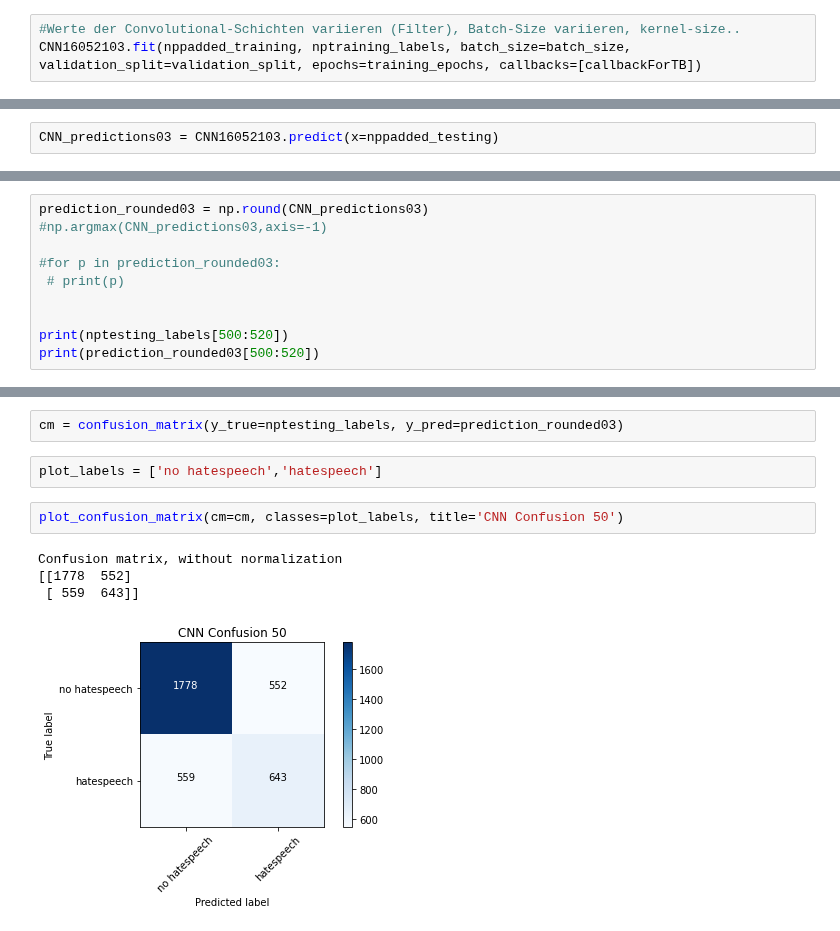
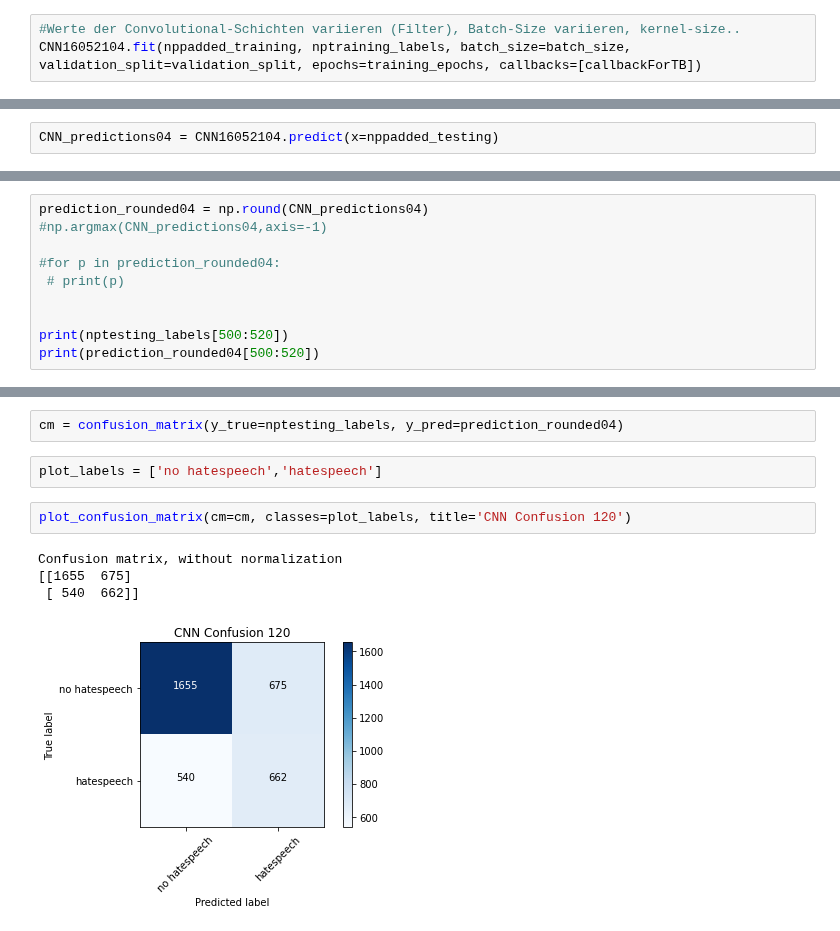
Before and after one commit to BiancaStadl/ProjektarbeitML, a Jupyter notebook: CNN_embedded.ipynb, the cells around one changed output, grey strips where cells are left out. Drawn from its saved outputs; the diff is of its cells as text.

```diff
--- a/CNN_embedded.ipynb
+++ b/CNN_embedded.ipynb
@@ -519,6 +519,6 @@ batch_size = 40
 validation_split=0.2
 # %%
 #Werte der Convolutional-Schichten variieren (Filter), Batch-Size variieren, kernel-size..
-CNN16052103.fit(nppadded_training, nptraining_labels, batch_size=batch_size, validation_split=validation_split, epochs=training_epochs, callbacks=[callbackForTB])
+CNN16052104.fit(nppadded_training, nptraining_labels, batch_size=batch_size, validation_split=validation_split, epochs=training_epochs, callbacks=[callbackForTB])
 # %% [output]
 Epoch 1/30
@@ -553,5 +553,5 @@ metrics_f1) = CNN16052103.evaluate(nppadded_testing, nptesting_labels, verbose=1
 make some predictions of test data and save it to variable. verbose=0 -> do not generate output
 Gute Quelle: https://deeplizard.com/learn/video/2f-NjDUvZIE
 # %%
-CNN_predictions03 = CNN16052103.predict(x=nppadded_testing)
+CNN_predictions04 = CNN16052104.predict(x=nppadded_testing)
 # %%
@@ -560,15 +560,15 @@ CNN_predictions03 = CNN16052103.predict(x=nppadded_testing)
 # %% [markdown]
 rounded predictions: give prediction value of most likely prediction (0 or 1). Printing the output of rounded prediction shows the prediction made by the model on the data (which output is most likely)
 # %%
-prediction_rounded03 = np.round(CNN_predictions03)
-#np.argmax(CNN_predictions03,axis=-1)
+prediction_rounded04 = np.round(CNN_predictions04)
+#np.argmax(CNN_predictions04,axis=-1)
 
-#for p in prediction_rounded03:
+#for p in prediction_rounded04:
  # print(p)
 
 
 print(nptesting_labels[500:520])
-print(prediction_rounded03[500:520])
+print(prediction_rounded04[500:520])
 # %% [output]
 [0 0 0 0 0 0 1 0 0 0 0 1 0 0 0 1 0 1 0 1]
 [[0.]
@@ -629,13 +629,13 @@ def plot_confusion_matrix(cm, classes,
     plt.ylabel('True label')
     plt.xlabel('Predicted label')
 # %%
-cm = confusion_matrix(y_true=nptesting_labels, y_pred=prediction_rounded03)
+cm = confusion_matrix(y_true=nptesting_labels, y_pred=prediction_rounded04)
 # %%
 plot_labels = ['no hatespeech','hatespeech']
 # %%
-plot_confusion_matrix(cm=cm, classes=plot_labels, title='CNN Confusion 50')
+plot_confusion_matrix(cm=cm, classes=plot_labels, title='CNN Confusion 120')
 # %% [output]
 Confusion matrix, without normalization
-[[1778  552]
- [ 559  643]]
+[[1655  675]
+ [ 540  662]]
-[figure, old version]
+[figure, new version]
```
Also changed, not shown: parts of 6 cells of this notebook.
